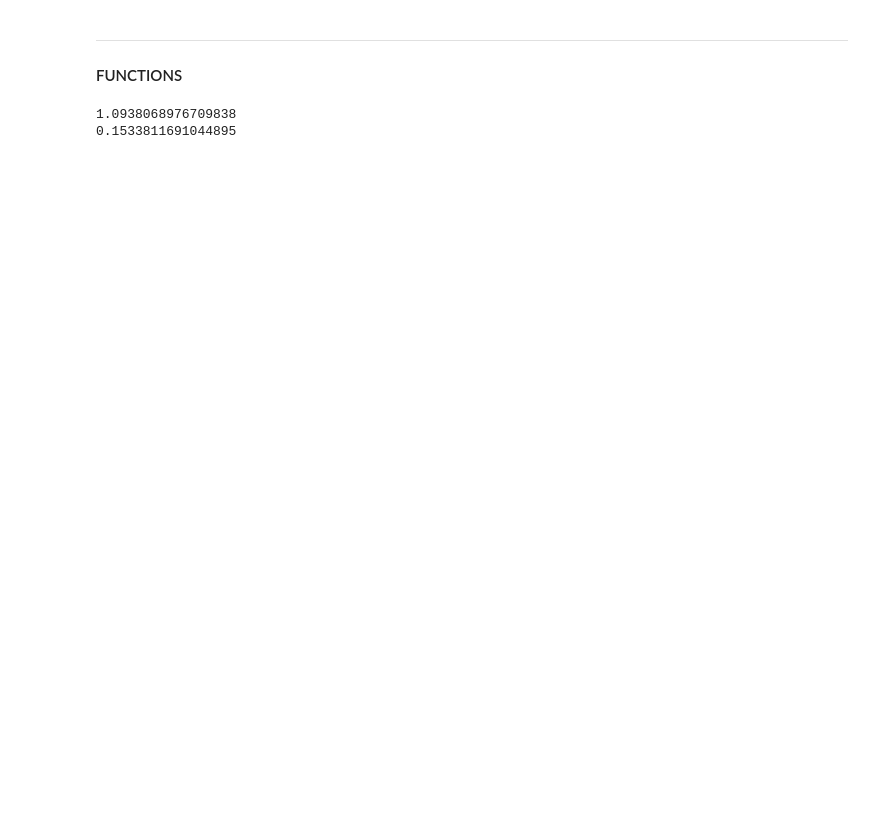
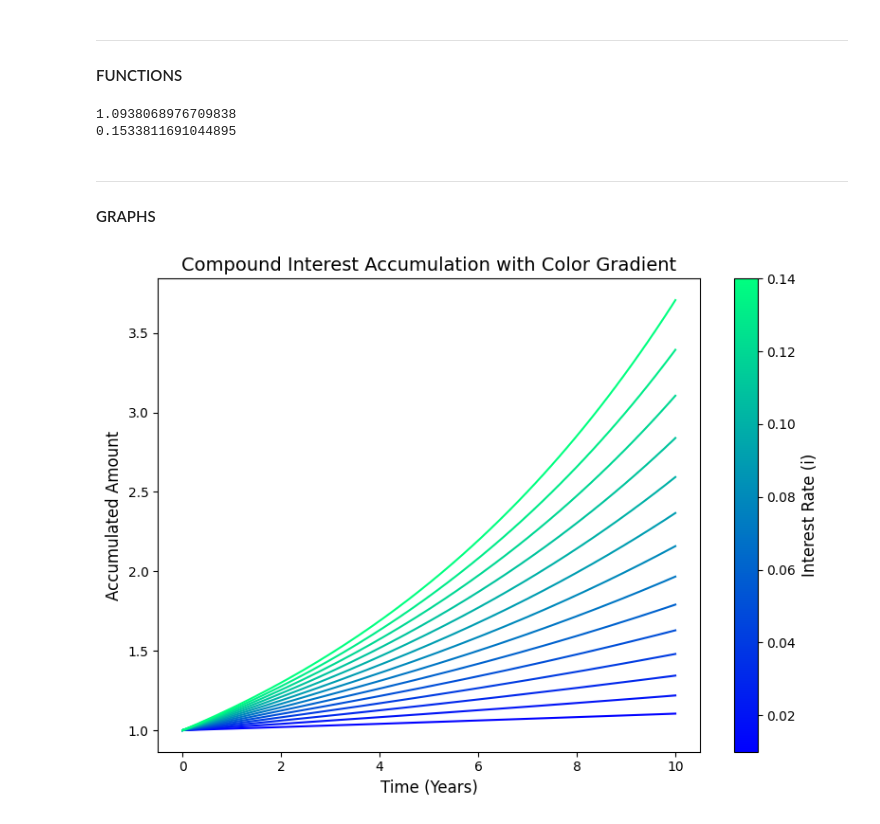
Before and after one commit to Aeonilluminate/Actuary-Science, a Jupyter notebook: Financial Mathematics/Chapter 1 Interest Rate Measurement/1.1 Interest Accumulation and Effective Rates of Interest.ipynb, the cells around one changed output. Saved outputs shown, nothing was run; the diff lists cells and outputs as text; code cells hidden in the pictures; blank space fills up the shorter version.

```diff
--- a/Financial Mathematics/Chapter 1 Interest Rate Measurement/1.1 Interest Accumulation and Effective Rates of Interest.ipynb
+++ b/Financial Mathematics/Chapter 1 Interest Rate Measurement/1.1 Interest Accumulation and Effective Rates of Interest.ipynb
@@ -47,3 +77,6 @@ print(average_annual_return(final_return=2.0411, years=5))
 # %% [output]
 1.0938068976709838
 0.1533811691044895
+# %% [markdown]
+---
+#### GRAPHS
@@ -49,0 +86,43 @@ print(average_annual_return(final_return=2.0411, years=5))
+# %%
+# COMPOUND INTEREST ACCUMULATION
+
+import numpy as np
+import matplotlib.pyplot as plt
+import matplotlib.colors as mcolors
+import matplotlib.cm as cm
+
+# Data Preparation
+T = np.linspace(0, 10, 100)          # Time from 0 to 10 years
+I = np.arange(0.01, 0.15, 0.01)       # Interest rates from 1% to 19%
+T = T[np.newaxis, :]                 # Shape (1, 100) for broadcasting
+I = I[:, np.newaxis]                 # Shape (19, 1) for broadcasting
+A = (1 + I) ** T                     # Accumulated amounts, shape (19, 100)
+
+# Normalize the interest rates for the colormap
+norm = mcolors.Normalize(vmin=I.min(), vmax=I.max())
+
+# Choose a colormap
+cmap = cm.winter
+
+# Plotting
+fig, ax = plt.subplots(figsize=(8, 6))
+
+for idx, i in enumerate(I.flatten()):
+    color = cmap(norm(i))  # Map interest rate to a color
+    ax.plot(T.flatten(), A[idx], color=color)
+
+# Customization
+ax.set_xlabel('Time (Years)', fontsize=12)
+ax.set_ylabel('Accumulated Amount', fontsize=12)
+ax.set_title('Compound Interest Accumulation with Color Gradient', fontsize=14)
+
+# Create a colorbar as a legend for interest rates
+sm = cm.ScalarMappable(cmap=cmap, norm=norm)
+sm.set_array([])
+cbar = plt.colorbar(sm, ax=ax)
+cbar.set_label('Interest Rate (i)', fontsize=12)
+
+plt.tight_layout()
+plt.show()
+# %% [output]
+[figure, added]
```
Also changed, not shown: parts of 4 cells of this notebook, 1 other file.
